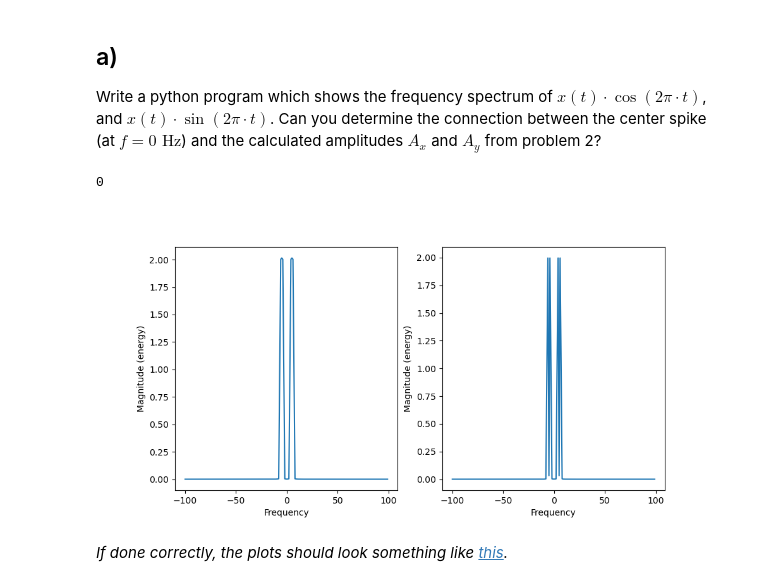
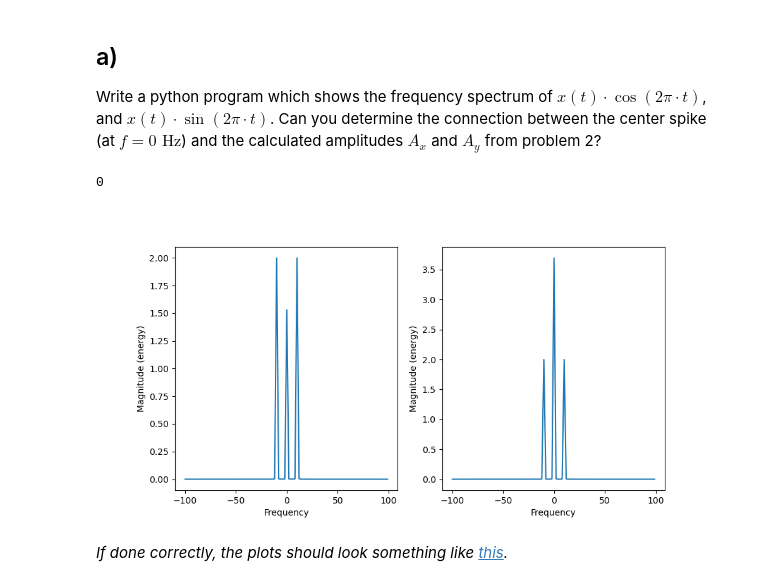
Before and after one commit to Mortenms/AIS2201_Exercises, a Jupyter notebook: Exercise_2/3_frequency_shifting.ipynb, the cells around one changed output. Drawn from its saved outputs; the diff is of its cells as text; code cells hidden in the pictures.

```diff
--- a/Exercise_2/3_frequency_shifting.ipynb
+++ b/Exercise_2/3_frequency_shifting.ipynb
@@ -77,20 +77,19 @@ Write a python program which shows the frequency spectrum of $x(t)\cdot \cos(2\p
 # %%
 # WRITE YOUR CODE HERE:
 import numpy as np
 
-a = x * np.cos(2 * np.pi * t)  # what?!
-b = x * np.sin(2 * np.pi * t)
-
+a = x * np.cos(2 * np.pi * 5 * t)
+b = x * np.sin(2 * np.pi * 5 * t)
 
 plt.figure(figsize=(10, 5));
 plt.subplot(1, 2, 1)
 plt.magnitude_spectrum(a, Fs=fs, sides="twosided")
 plt.subplot(1, 2, 2)
 plt.magnitude_spectrum(b, Fs=fs, sides="twosided")
 0
 # %% [output]
 0
-[figure, old version]
+[figure, new version]
 # %% [markdown]
 *If done correctly, the plots should look something like [this](Figurer/task3a_sol.png).*
 # %% [markdown]
```
Also changed, not shown: parts of 4 cells of this notebook, 2 other files.
